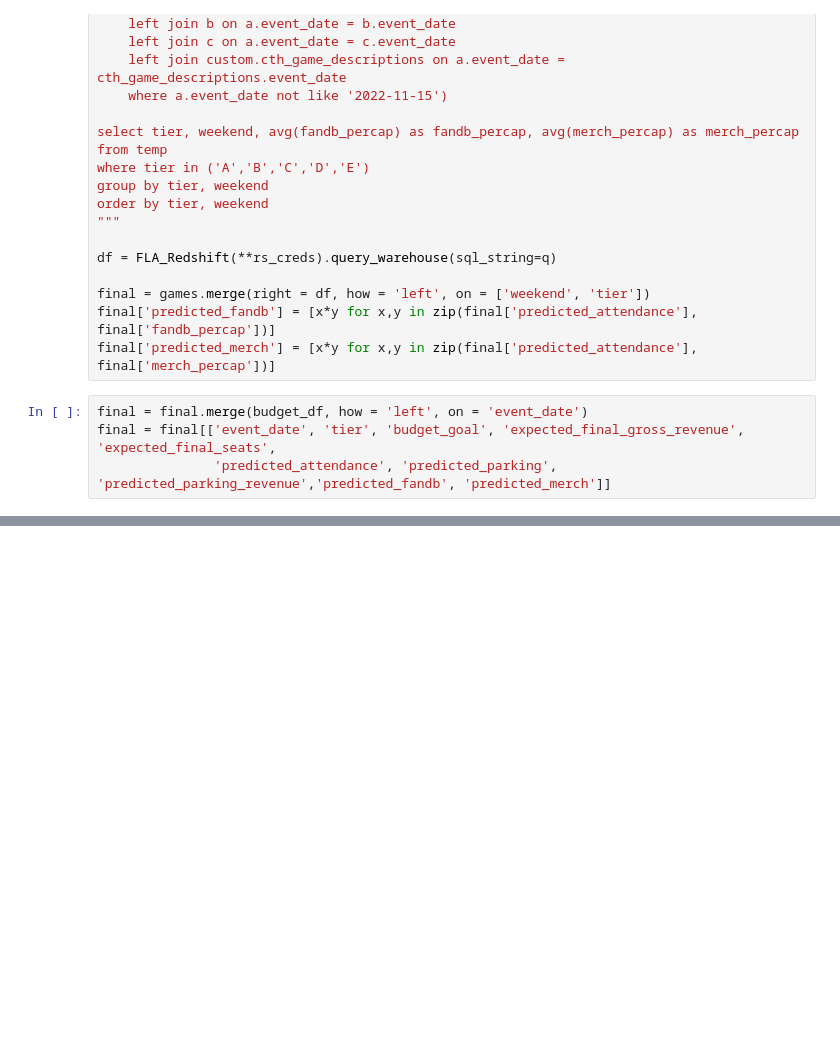
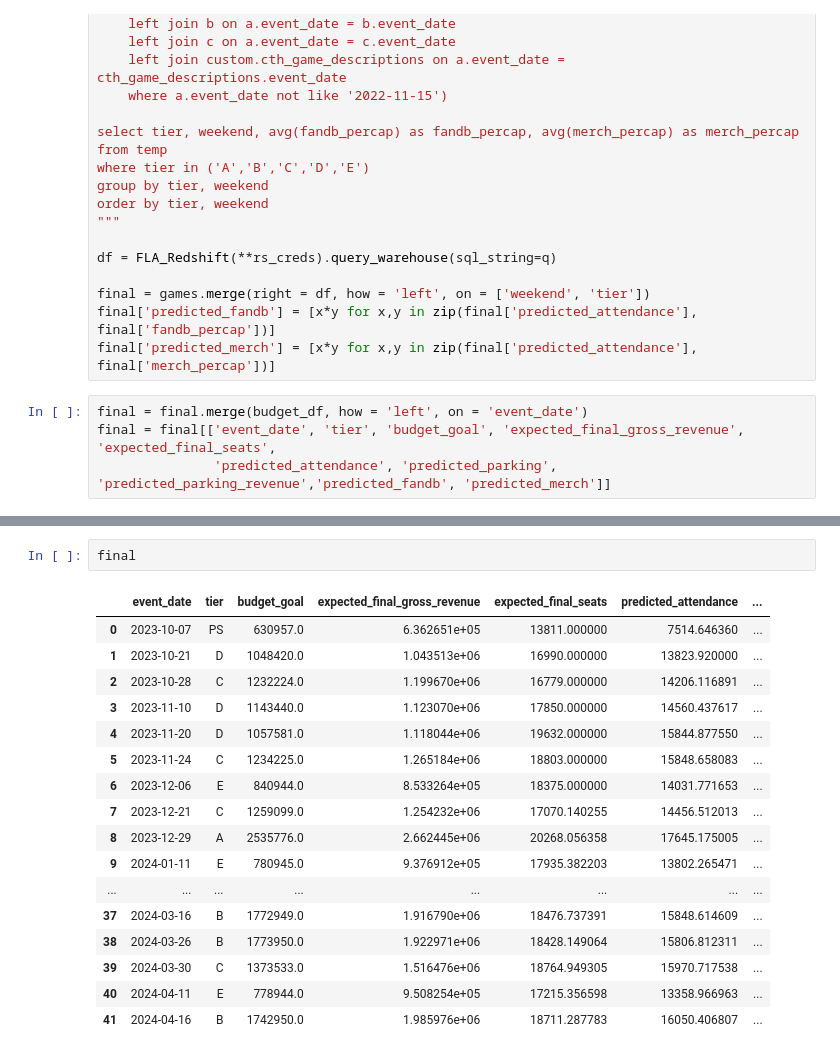
Before and after one commit to riffere-fla/pandas_party, a Jupyter notebook: final_gameday_pipeline_2324.ipynb, the cells around one changed output, grey strips where cells are left out. Saved outputs shown, nothing was run; the diff lists cells and outputs as text; blank space fills up the shorter version.

```diff
--- a/final_gameday_pipeline_2324.ipynb
+++ b/final_gameday_pipeline_2324.ipynb
@@ -277,0 +318,20 @@ final['predicted_parking_revenue'].sum()
+# %%
+final
+# %% [output]
+|  | event_date | tier | budget_goal | expected_final_gross_revenue | expected_final_seats | predicted_attendance | ... |
+| 0 | 2023-10-07 | PS | 630957.0 | 6.362651e+05 | 13811.000000 | 7514.646360 | ... |
+| 1 | 2023-10-21 | D | 1048420.0 | 1.043513e+06 | 16990.000000 | 13823.920000 | ... |
+| 2 | 2023-10-28 | C | 1232224.0 | 1.199670e+06 | 16779.000000 | 14206.116891 | ... |
+| 3 | 2023-11-10 | D | 1143440.0 | 1.123070e+06 | 17850.000000 | 14560.437617 | ... |
+| 4 | 2023-11-20 | D | 1057581.0 | 1.118044e+06 | 19632.000000 | 15844.877550 | ... |
+| 5 | 2023-11-24 | C | 1234225.0 | 1.265184e+06 | 18803.000000 | 15848.658083 | ... |
+| 6 | 2023-12-06 | E | 840944.0 | 8.533264e+05 | 18375.000000 | 14031.771653 | ... |
+| 7 | 2023-12-21 | C | 1259099.0 | 1.254232e+06 | 17070.140255 | 14456.512013 | ... |
+| 8 | 2023-12-29 | A | 2535776.0 | 2.662445e+06 | 20268.056358 | 17645.175005 | ... |
+| 9 | 2024-01-11 | E | 780945.0 | 9.376912e+05 | 17935.382203 | 13802.265471 | ... |
+| ... | ... | ... | ... | ... | ... | ... | ... |
+| 37 | 2024-03-16 | B | 1772949.0 | 1.916790e+06 | 18476.737391 | 15848.614609 | ... |
+| 38 | 2024-03-26 | B | 1773950.0 | 1.922971e+06 | 18428.149064 | 15806.812311 | ... |
+| 39 | 2024-03-30 | C | 1373533.0 | 1.516476e+06 | 18764.949305 | 15970.717538 | ... |
+| 40 | 2024-04-11 | E | 778944.0 | 9.508254e+05 | 17215.356598 | 13358.966963 | ... |
+| 41 | 2024-04-16 | B | 1742950.0 | 1.985976e+06 | 18711.287783 | 16050.406807 | ... |
```
Also changed, not shown: parts of 3 cells of this notebook, 4 other files.
